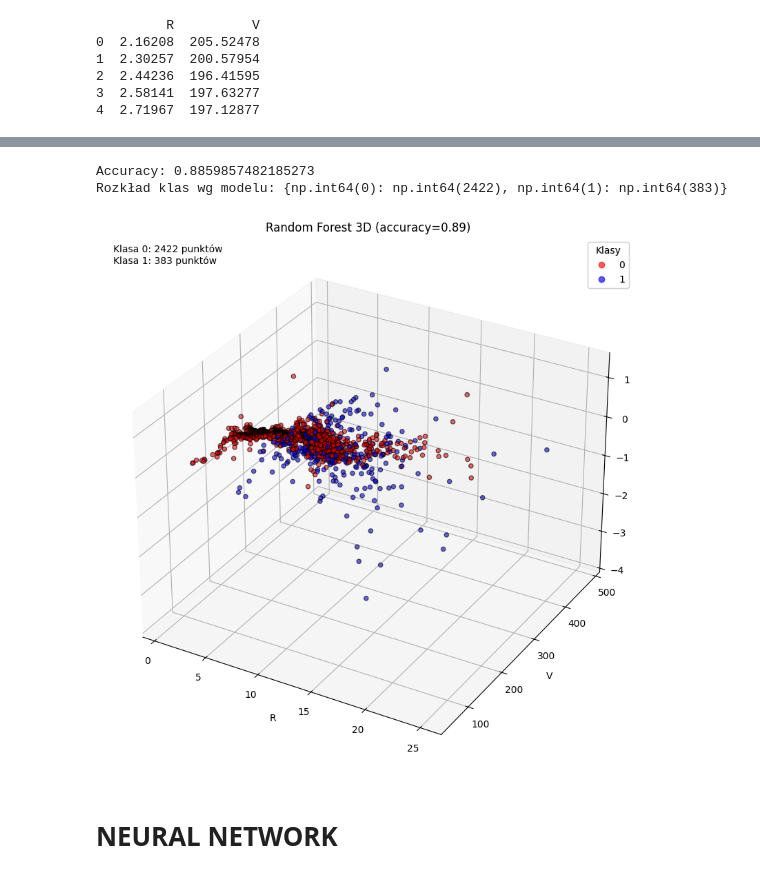
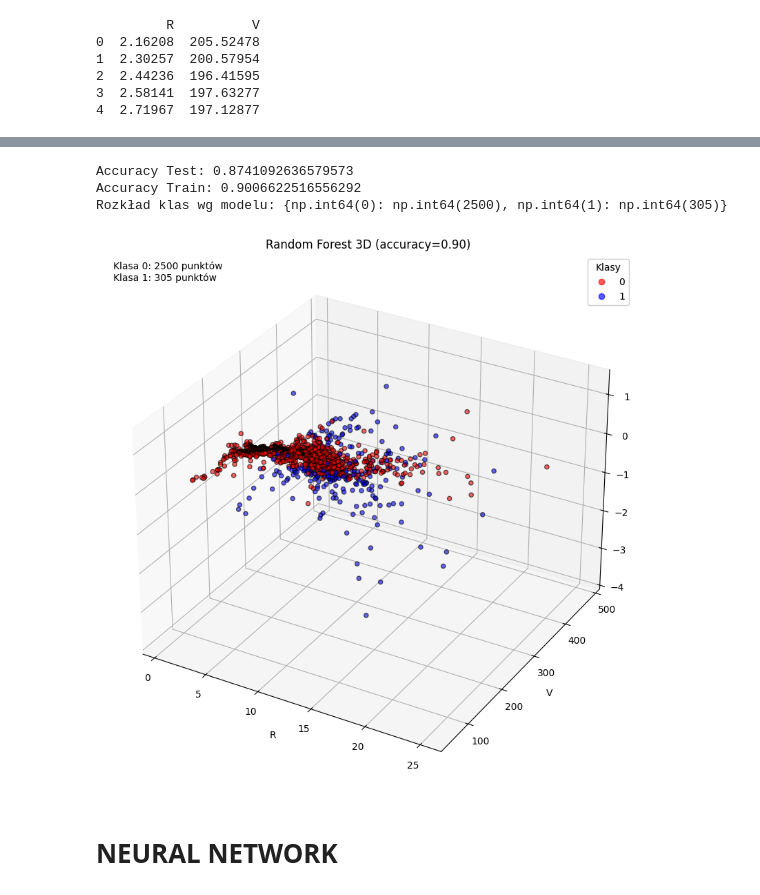
Before and after one commit to redrosesarecool/staz, a Jupyter notebook: Classifier_comparison.ipynb, the cells around one changed output, grey strips where cells are left out. Cells and saved outputs as stored; diff of their text form; code cells hidden in the pictures.

```diff
--- a/Classifier_comparison.ipynb
+++ b/Classifier_comparison.ipynb
@@ -242,14 +246,17 @@ X_train, X_test, y_train, y_test = train_test_split(
 clf = make_pipeline(
     StandardScaler(),
     RandomForestClassifier(
-        n_estimators=200, # liczba drzew w lesie, więcej drzew to stabilniejszy wynik, ale wolniejsze uczenie
-        max_depth=8, # maksymalna głębokość drzewa
+        n_estimators=50, # liczba drzew w lesie, więcej drzew to stabilniejszy wynik, ale wolniejsze uczenie
+        max_depth=5, # maksymalna głębokość drzewa
         random_state=42 # ziarno generatora losowego
     )
 )
 clf.fit(X_train, y_train) # uczenie modelu na danych treningowyc
 score = clf.score(X_test, y_test) # zwraca accuracy
-print("Accuracy:", score)
+print("Accuracy Test:", score)
+
+score = clf.score(X_train, y_train) # zwraca accuracy
+print("Accuracy Train:", score)
 
 # predykcje
 y_pred = clf.predict(X) #każdy element to etykieta klasy przewidzianej przez model
@@ -260,36 +267,37 @@ print("Rozkład klas wg modelu:", class_distribution)
 # wykres 3d
 plt.ion()  # tryb interaktywny pyplot
 fig = plt.figure(figsize=(15, 10))
 ax = fig.add_subplot(111, projection='3d') # okno z wykresem 3d, który można obracać myszką w trybie interaktywnym
 
 # parametry jak mają punkty wyglądać
 custom_cmap = ListedColormap(["red", "blue"]) # kolory punktów
 scatter = ax.scatter(
     X[:, 0], X[:, 1], X[:, 2],
     c=y_pred, cmap=custom_cmap, marker="o", edgecolor="k", alpha=0.6
 )
 # osie
 ax.set_xlabel("R")
 ax.set_ylabel("V")
 ax.set_zlabel("z")
 ax.set_title(f"Random Forest 3D (accuracy={score:.2f})")
 
 # legenda: kolory klas
 legend1 = ax.legend(
     *scatter.legend_elements(),
     title="Klasy"
 )
 ax.add_artist(legend1)
 
 # liczba punktów w każdej klasie
 txt = "\n".join([f"Klasa {k}: {v} punktów" for k, v in class_distribution.items()])
 ax.text2D(0.02, 0.95, txt, transform=ax.transAxes)
 
 plt.show()
 # %% [output]
-Accuracy: 0.8859857482185273
-Rozkład klas wg modelu: {np.int64(0): np.int64(2422), np.int64(1): np.int64(383)}
+Accuracy Test: 0.8741092636579573
+Accuracy Train: 0.9006622516556292
+Rozkład klas wg modelu: {np.int64(0): np.int64(2500), np.int64(1): np.int64(305)}
-[figure, old version]
+[figure, new version]
 # %% [markdown]
 # NEURAL NETWORK
 # %%
```
Also changed, not shown: parts of 1 cell of this notebook.
